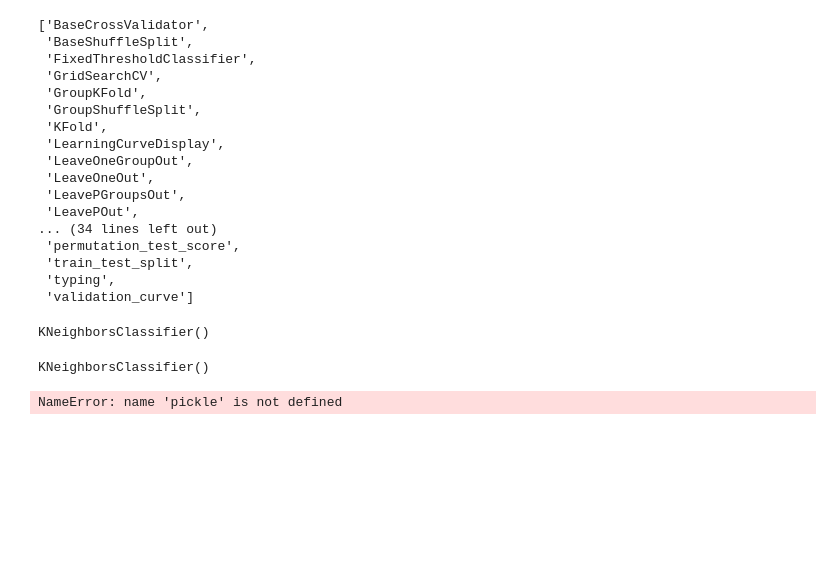
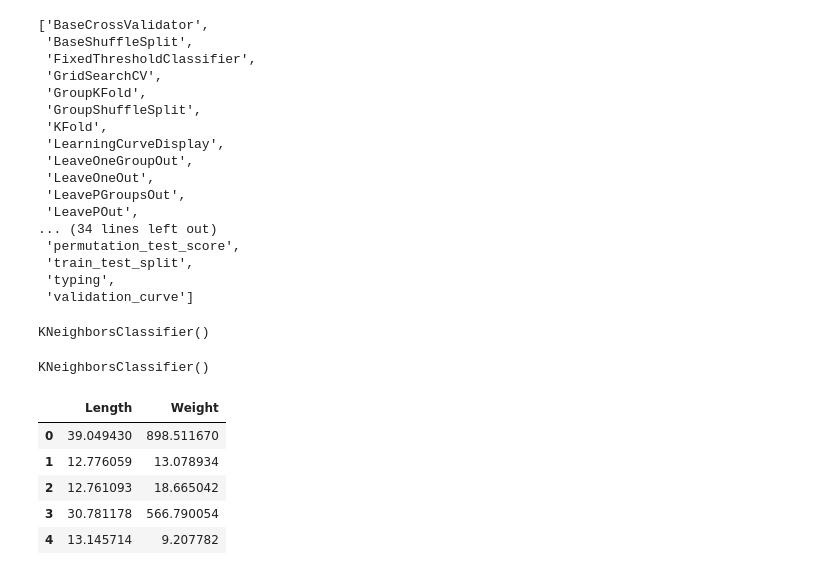
Before and after one commit to Kimwonjoon/fish_ml, a Jupyter notebook: note/fishml.ipynb, the cells around one changed output. Saved outputs shown, nothing was run; the diff lists cells and outputs as text; code cells hidden in the pictures; blank space fills up the shorter version.

```diff
--- a/note/fishml.ipynb
+++ b/note/fishml.ipynb
@@ -92,4 +95,2 @@ from fishmlserv.model.manager import get_model_path
 # %%
-fish_model = get_model_path()
+fish_path = get_model_path()
-# %% [output]
-NameError: name 'pickle' is not defined
@@ -95,0 +104,9 @@ NameError: name 'pickle' is not defined
+# %%
+test_x.head()
+# %% [output]
+|  | Length | Weight |
+| 0 | 39.049430 | 898.511670 |
+| 1 | 12.776059 | 13.078934 |
+| 2 | 12.761093 | 18.665042 |
+| 3 | 30.781178 | 566.790054 |
+| 4 | 13.145714 | 9.207782 |
```
Also changed, not shown: parts of 17 cells of this notebook.
